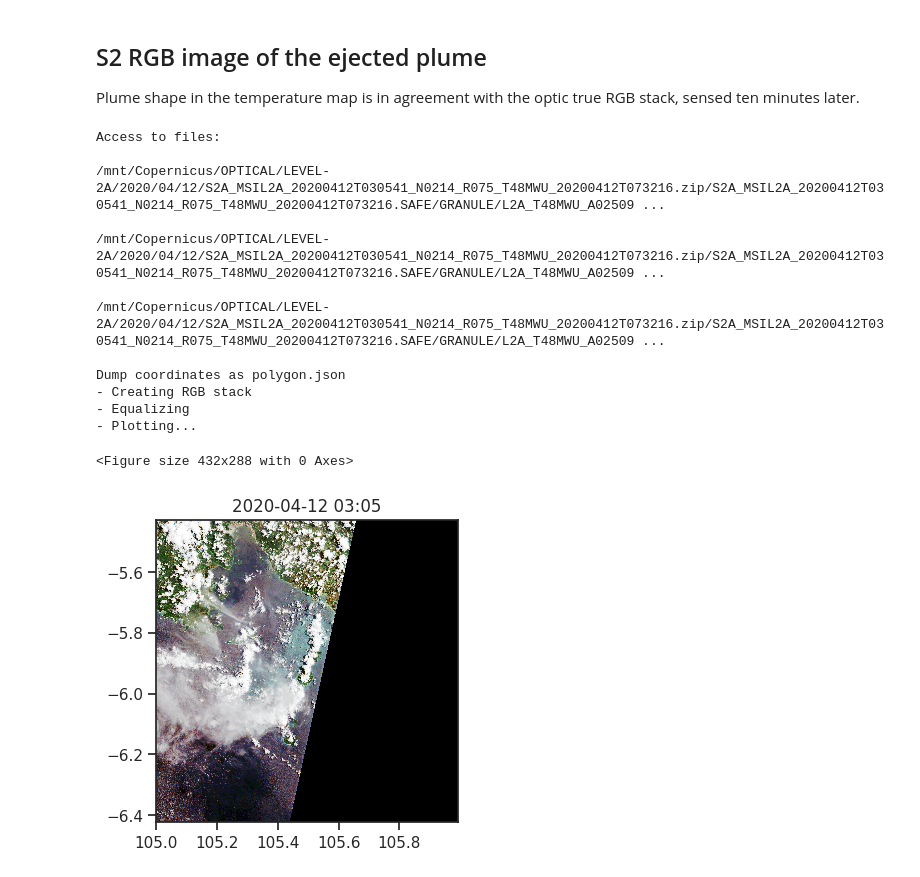
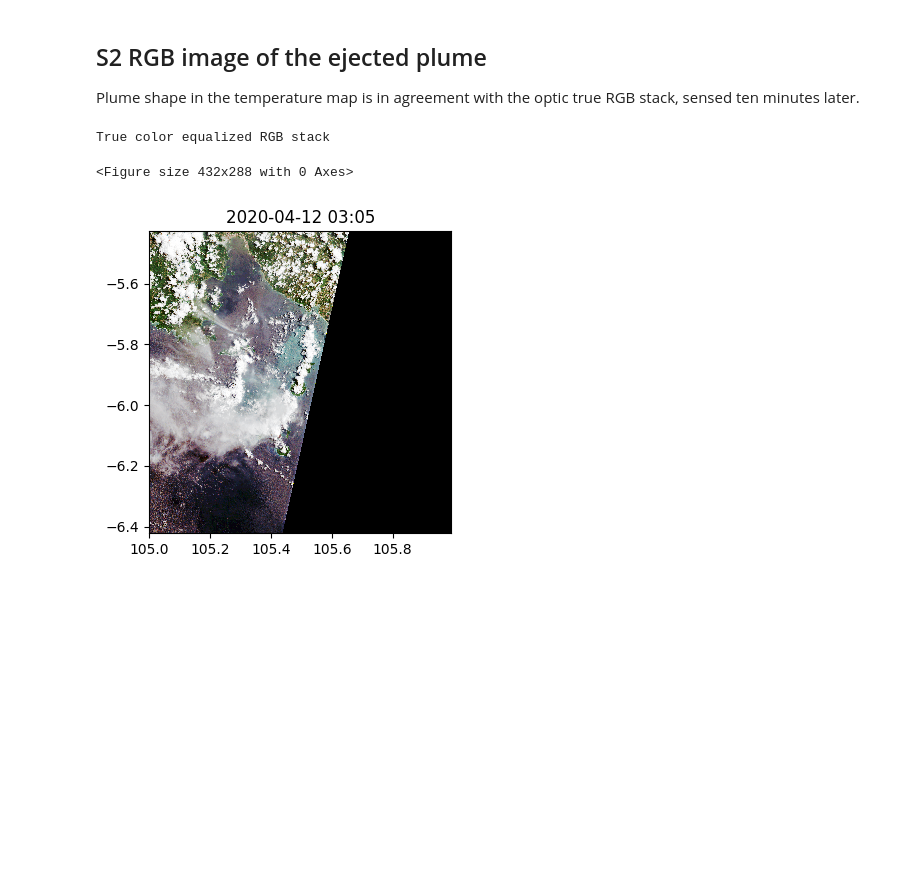
Before and after one commit to SercoSPA/CLEOPE, a Jupyter notebook: Trials/S5P/Krakatoa/Krakatoa_notebook.ipynb, the cells around one changed output. Drawn from its saved outputs; the diff is of its cells as text; code cells hidden in the pictures; blank space fills up the shorter version.

```diff
--- a/Trials/S5P/Krakatoa/Krakatoa_notebook.ipynb
+++ b/Trials/S5P/Krakatoa/Krakatoa_notebook.ipynb
@@ -65,20 +65,9 @@ dpS3.image(xmesh,ymesh,di,ds,centre=centre)
 
 Plume shape in the temperature map is in agreement with the optic true RGB stack, sensed ten minutes later.
 # %%
-p = dpS2.products("s2_remote.txt")
-rgb = dpS2.image(dpS2.open_rgb_bands(p[0]),ax=False)
+p = dpS2.product("s2_remote.txt")
+rgb = dpS2.image(bands=dpS2.rgb_bands(p[0]),ax=False)
 # %% [output]
-Access to files:
-
-/mnt/Copernicus/OPTICAL/LEVEL-2A/2020/04/12/S2A_MSIL2A_20200412T030541_N0214_R075_T48MWU_20200412T073216.zip/S2A_MSIL2A_20200412T030541_N0214_R075_T48MWU_20200412T073216.SAFE/GRANULE/L2A_T48MWU_A02509 ...
-
-/mnt/Copernicus/OPTICAL/LEVEL-2A/2020/04/12/S2A_MSIL2A_20200412T030541_N0214_R075_T48MWU_20200412T073216.zip/S2A_MSIL2A_20200412T030541_N0214_R075_T48MWU_20200412T073216.SAFE/GRANULE/L2A_T48MWU_A02509 ...
-
-/mnt/Copernicus/OPTICAL/LEVEL-2A/2020/04/12/S2A_MSIL2A_20200412T030541_N0214_R075_T48MWU_20200412T073216.zip/S2A_MSIL2A_20200412T030541_N0214_R075_T48MWU_20200412T073216.SAFE/GRANULE/L2A_T48MWU_A02509 ...
-
-Dump coordinates as polygon.json
-- Creating RGB stack
-- Equalizing
-- Plotting...
+True color equalized RGB stack
 <Figure size 432x288 with 0 Axes>
-[figure, old version]
+[figure, new version]
```
Also changed, not shown: parts of 1 cell of this notebook, 1 other file.
